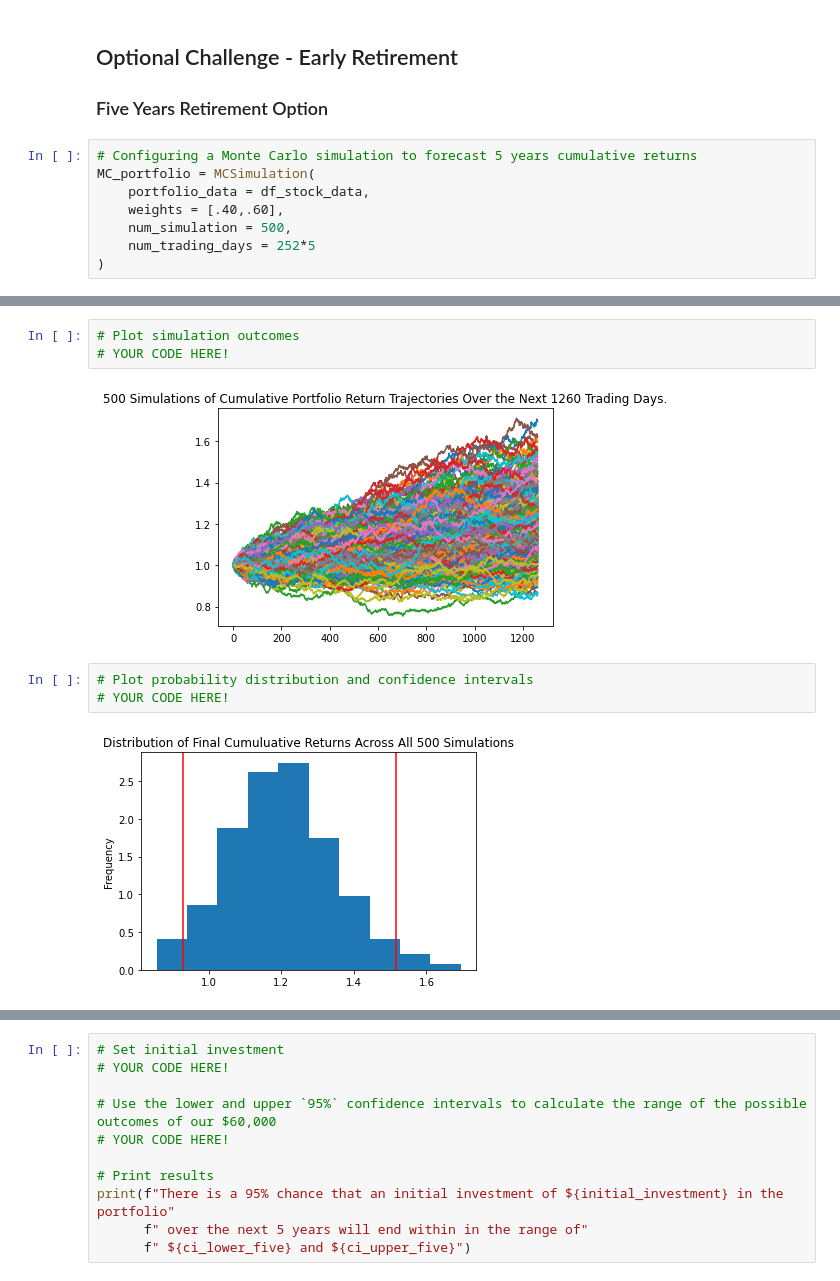
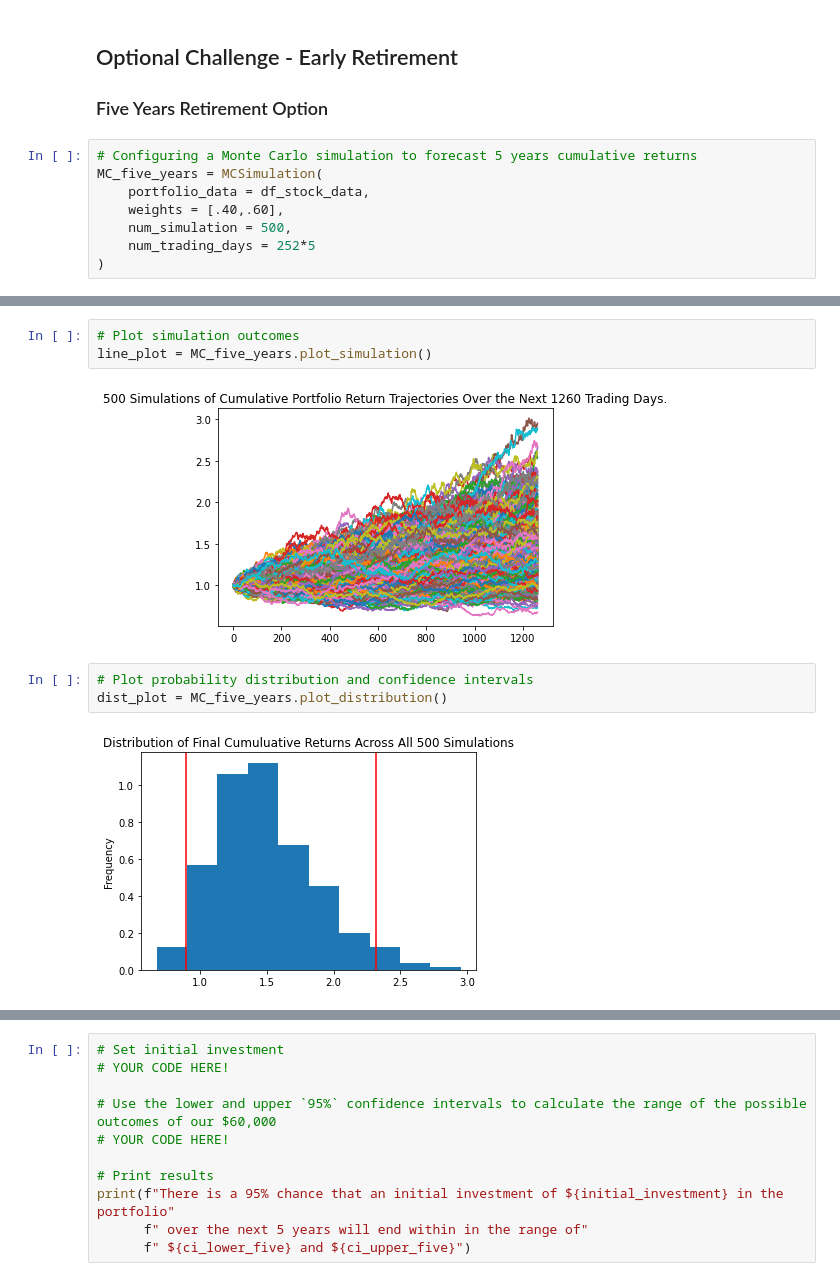
Before and after one commit to amanafzali/bootcamp-APIs, a Jupyter notebook: financial-planner.ipynb, the cells around one changed output, grey strips where cells are left out. Drawn from its saved outputs; the diff is of its cells as text.

```diff
--- a/financial-planner.ipynb
+++ b/financial-planner.ipynb
@@ -309,7 +309,7 @@ There is a 95% chance that an initial investment of $30000.0 in the portfolio ov
 ### Five Years Retirement Option
 # %%
 # Configuring a Monte Carlo simulation to forecast 5 years cumulative returns
-MC_portfolio = MCSimulation(
+MC_five_years = MCSimulation(
     portfolio_data = df_stock_data,
     weights = [.40,.60],
     num_simulation = 500,
@@ -351,13 +351,13 @@ Running Monte Carlo simulation number 490.
 1261 rows × 500 columns
 # %%
 # Plot simulation outcomes
-# YOUR CODE HERE!
+line_plot = MC_five_years.plot_simulation()
 # %% [output]
-[figure, old version]
+[figure, new version]
 # %%
 # Plot probability distribution and confidence intervals
-# YOUR CODE HERE!
+dist_plot = MC_five_years.plot_distribution()
 # %% [output]
-[figure, old version]
+[figure, new version]
 # %%
 # Fetch summary statistics from the Monte Carlo simulation results
```
Also changed, not shown: parts of 12 cells of this notebook.
